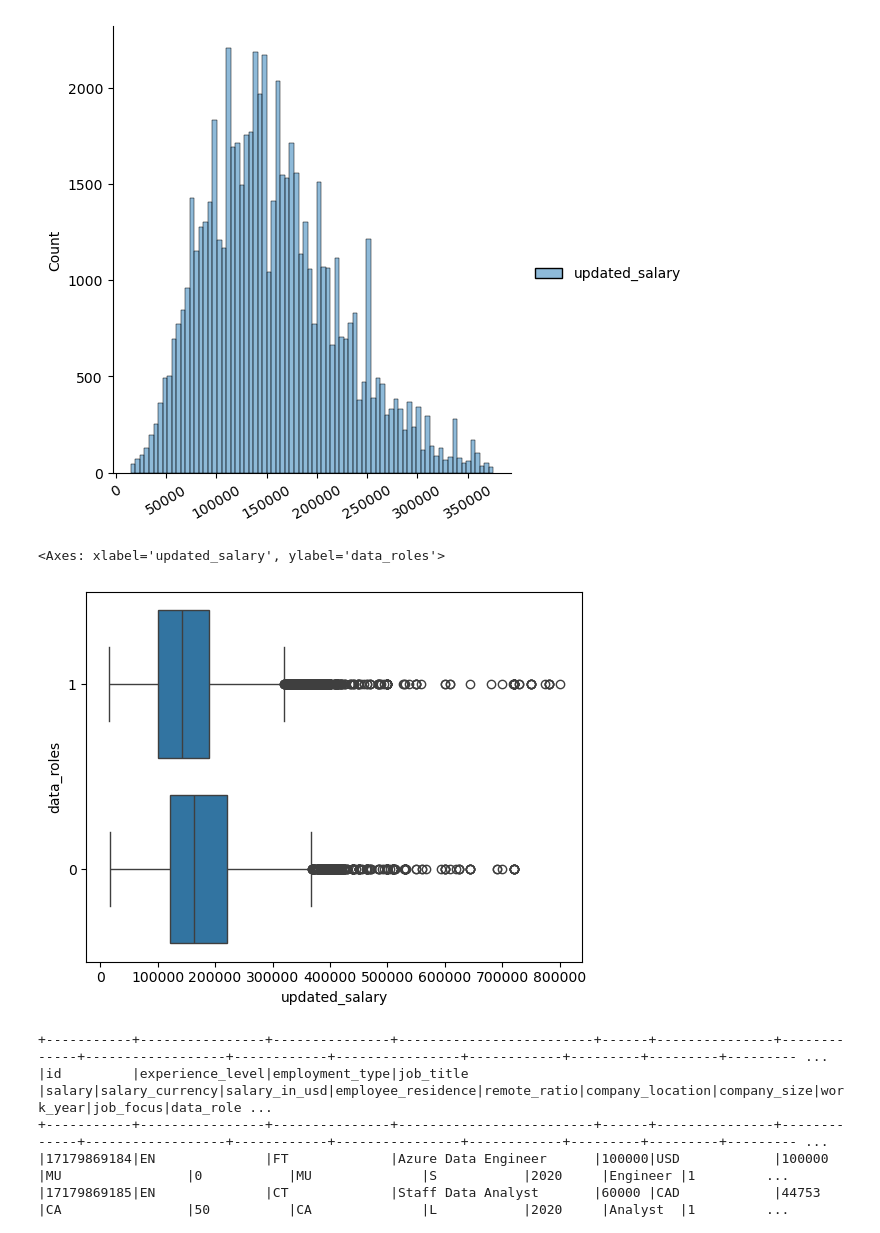
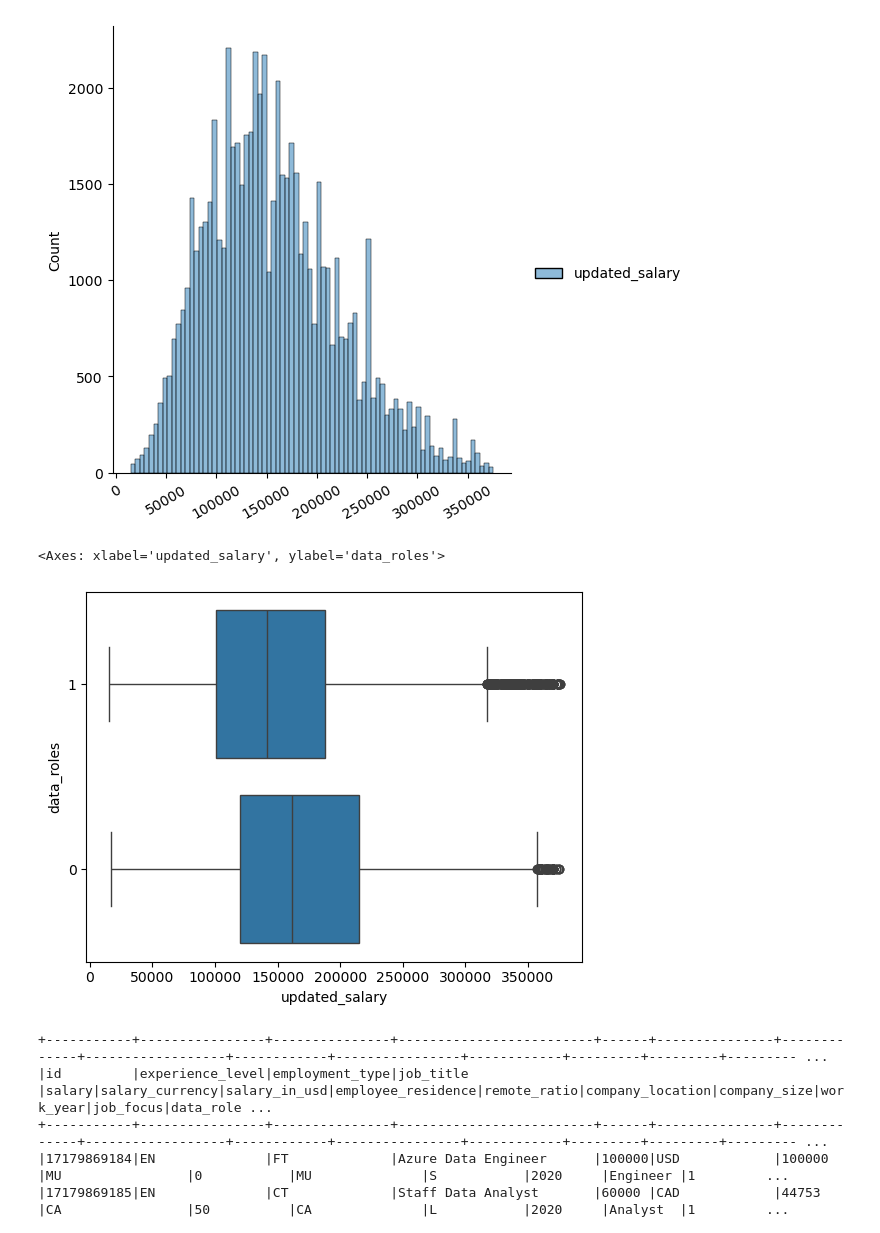
Before and after one commit to aurelixv/tcc-data-mining-2024, a Jupyter notebook: notebooks/exploratory-data-analysis.ipynb, the cells around one changed output. Cells and saved outputs as stored; diff of their text form; code cells hidden in the pictures.

```diff
--- a/notebooks/exploratory-data-analysis.ipynb
+++ b/notebooks/exploratory-data-analysis.ipynb
@@ -745,13 +780,15 @@ plt.xticks(rotation=30)
 [figure]
 # %%
 sns.boxplot(
-    z_score.select(F.col("data_roles").cast("string"), "updated_salary").toPandas(),
+    z_score.filter(F.col("limiar") == 0)
+    .select(F.col("data_roles").cast("string"), "updated_salary")
+    .toPandas(),
     x="updated_salary",
     y="data_roles",
 )
 # %% [output]
 <Axes: xlabel='updated_salary', ylabel='data_roles'>
-[figure, old version]
+[figure, new version]
 # %%
 df_job_type = z_score.filter(F.col("limiar") == 0).withColumn(
     "job_type",
```
Also changed, not shown: parts of 23 cells of this notebook.
